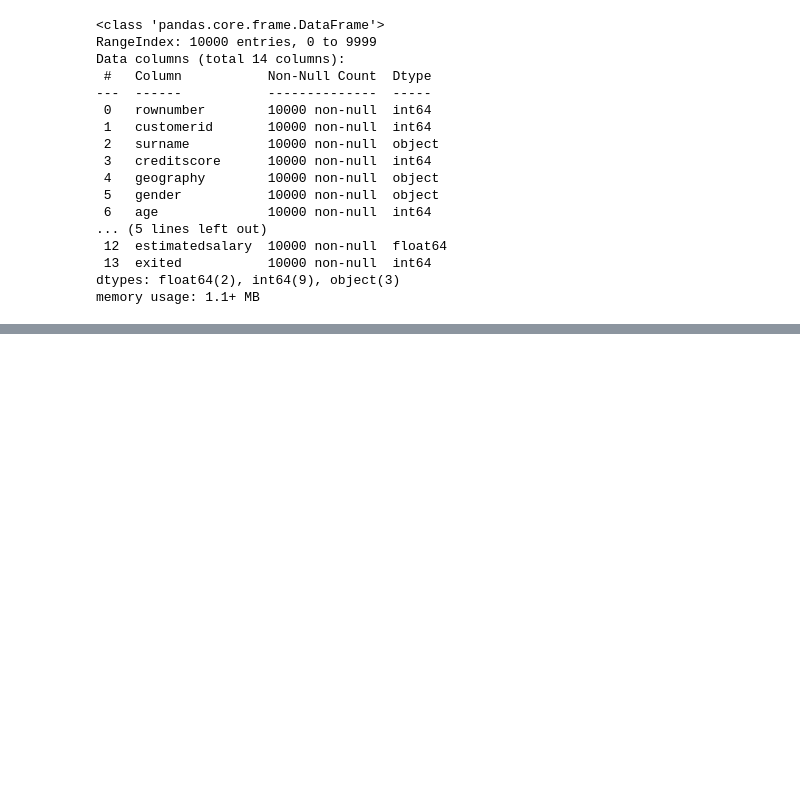
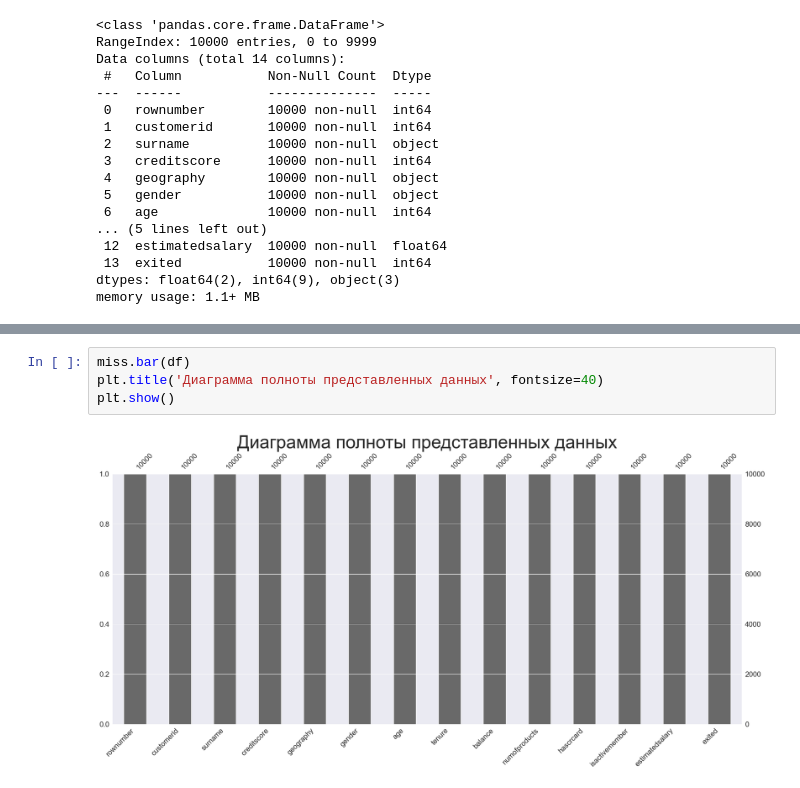
Before and after one commit to kelsinbek/CustomerChurn, a Jupyter notebook: courseProject.ipynb, the cells around one changed output, grey strips where cells are left out. Drawn from its saved outputs; the diff is of its cells as text; blank space fills up the shorter version.

```diff
--- a/courseProject.ipynb
+++ b/courseProject.ipynb
@@ -142,0 +241,6 @@ plt.show()
+# %%
+miss.bar(df)
+plt.title('Диаграмма полноты представленных данных', fontsize=40)
+plt.show()
+# %% [output]
+[figure, added]
```
Also changed, not shown: parts of 21 cells of this notebook.
